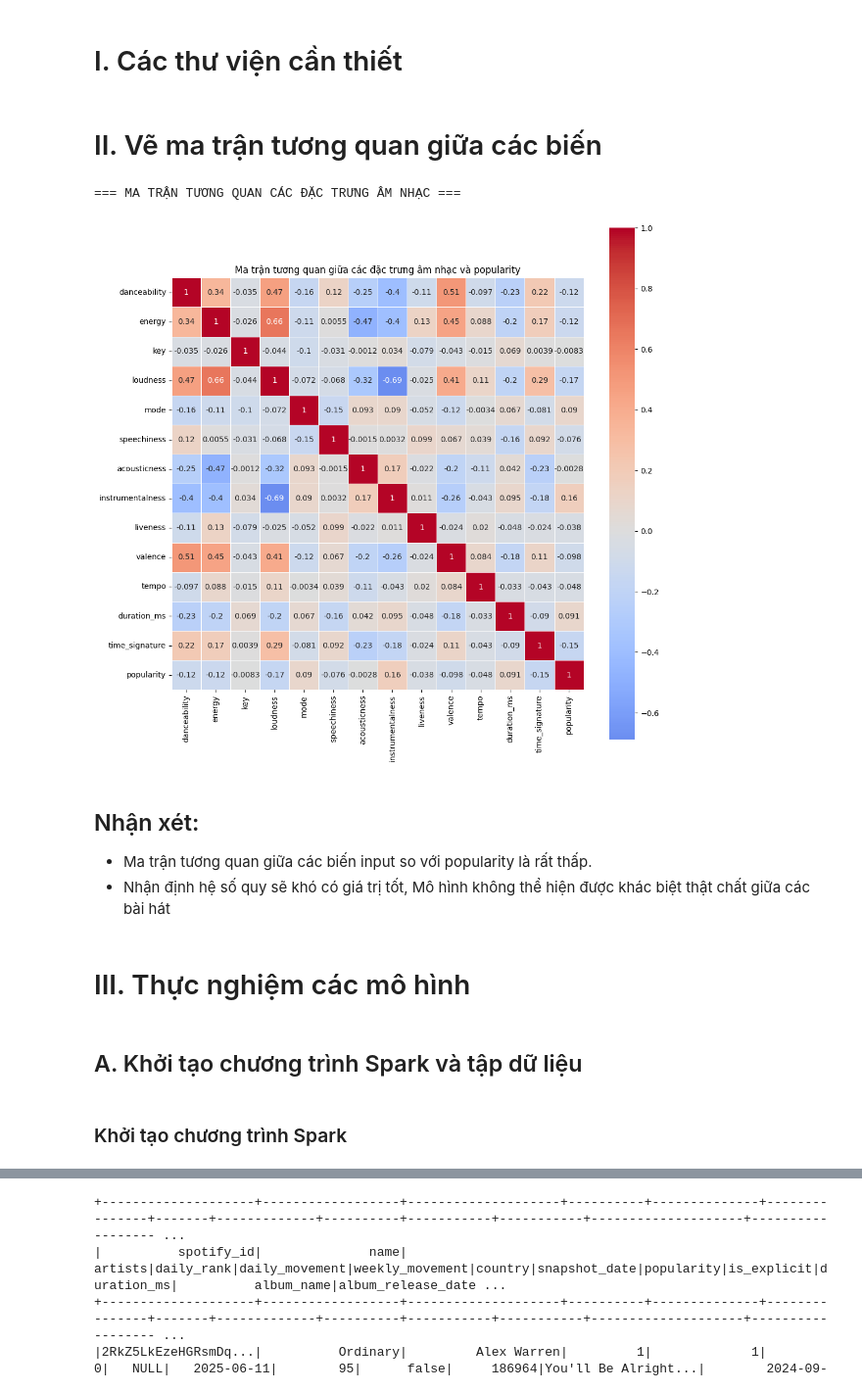
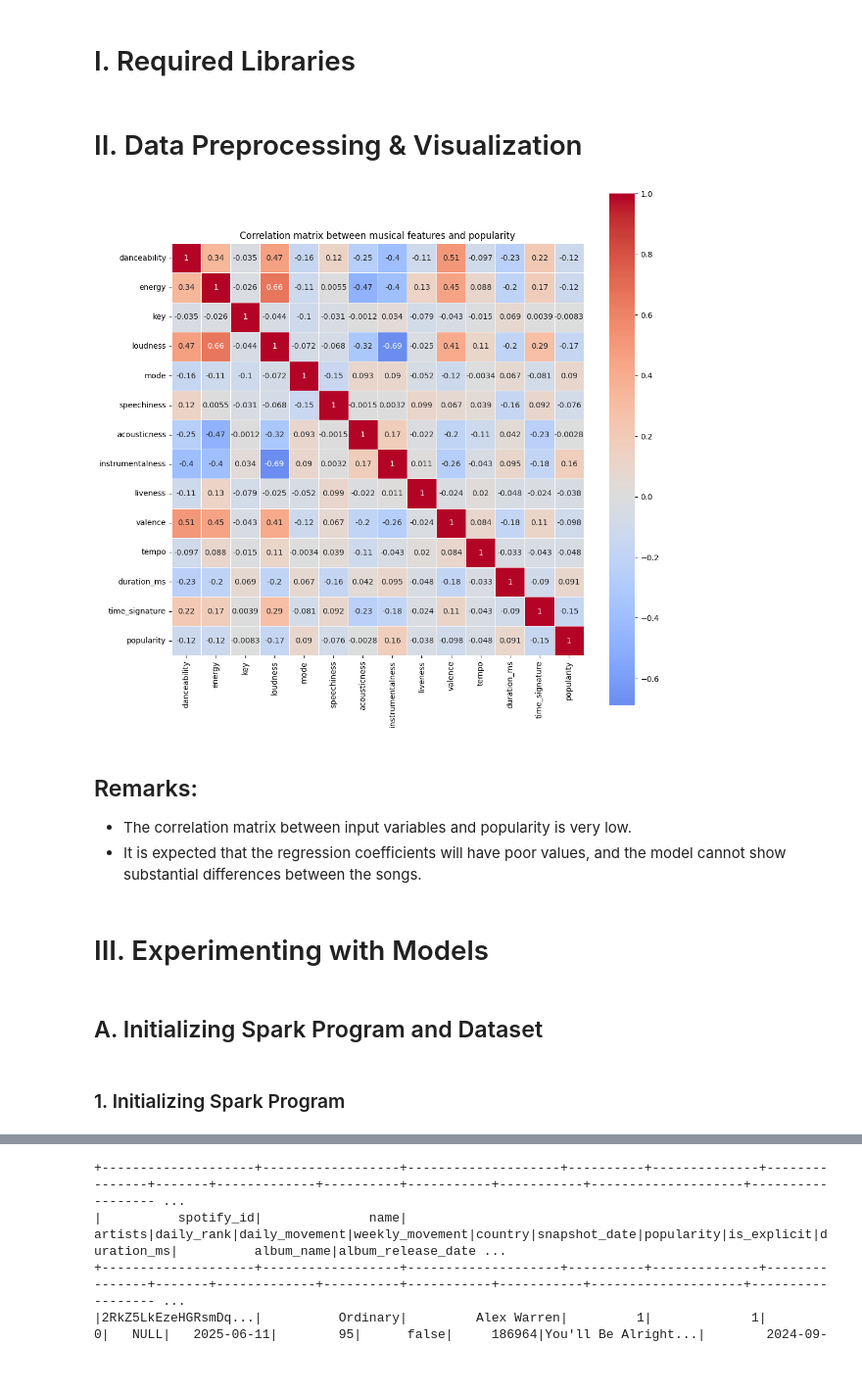
Before and after one commit to Wal-Liu/Spotify-music-trend-prediction, a Jupyter notebook: Popularity_Prediction_Luu_Vinh_Tuong.ipynb, the cells around one changed output, grey strips where cells are left out. Shown at 98% size. Drawn from its saved outputs; the diff is of its cells as text; code cells hidden in the pictures.

```diff
--- a/Popularity_Prediction_Luu_Vinh_Tuong.ipynb
+++ b/Popularity_Prediction_Luu_Vinh_Tuong.ipynb
@@ -32,5 +38,5 @@ window.addEventListener("load", function() {
 # %% [markdown]
-# I. Các thư viện cần thiết
+# I. Required Libraries
 # %%
 import findspark
 findspark.init()
@@ -54,36 +60,34 @@ import numpy as np
 import matplotlib.pyplot as plt
 import seaborn as sns
 # %% [markdown]
-# II. Vẽ ma trận tương quan giữa các biến
+# II. Data Preprocessing & Visualization
 # %%
-# Phân tích ma trận tương quan giữa các audio features
+# Correlation matrix between musical features and popularity
 df = pd.read_csv('/opt/workspace/Final_project/data/2025_spotify_songs.csv')
-print("=== MA TRẬN TƯƠNG QUAN CÁC ĐẶC TRƯNG ÂM NHẠC ===")
 
 correlation_features = ['danceability', 'energy', 'key', 'loudness', 'mode', 'speechiness',
             'acousticness', 'instrumentalness', 'liveness', 'valence', 'tempo', 'duration_ms','time_signature', 'popularity']
 
 
 correlation_matrix = df[correlation_features].corr()
 
 plt.figure(figsize=(12, 12))
 sns.heatmap(correlation_matrix, annot=True, cmap='coolwarm', center=0,
             square=True, linewidths=0.5)
-plt.title('Ma trận tương quan giữa các đặc trưng âm nhạc và popularity')
+plt.title('Correlation matrix between musical features and popularity')
 plt.show()
 # %% [output]
-=== MA TRẬN TƯƠNG QUAN CÁC ĐẶC TRƯNG ÂM NHẠC ===
-[figure, old version]
+[figure, new version]
 # %% [markdown]
-## Nhận xét:
-- Ma trận tương quan giữa các biến input so với popularity là rất thấp.
-- Nhận định hệ số quy sẽ khó có giá trị tốt, Mô hình không thể hiện được khác biệt thật chất giữa các bài hát
+## Remarks:
+- The correlation matrix between input variables and popularity is very low.
+- It is expected that the regression coefficients will have poor values, and the model cannot show substantial differences between the songs.
 # %% [markdown]
-# III. Thực nghiệm các mô hình
+# III. Experimenting with Models
 # %% [markdown]
-## A. Khởi tạo chương trình Spark và tập dữ liệu
+## A. Initializing Spark Program and Dataset
 # %% [markdown]
-### Khởi tạo chương trình Spark
+### 1. Initializing Spark Program
 # %%
 spark = (
     SparkSession.builder
```
Also changed, not shown: parts of 43 cells of this notebook, 1 other file.
